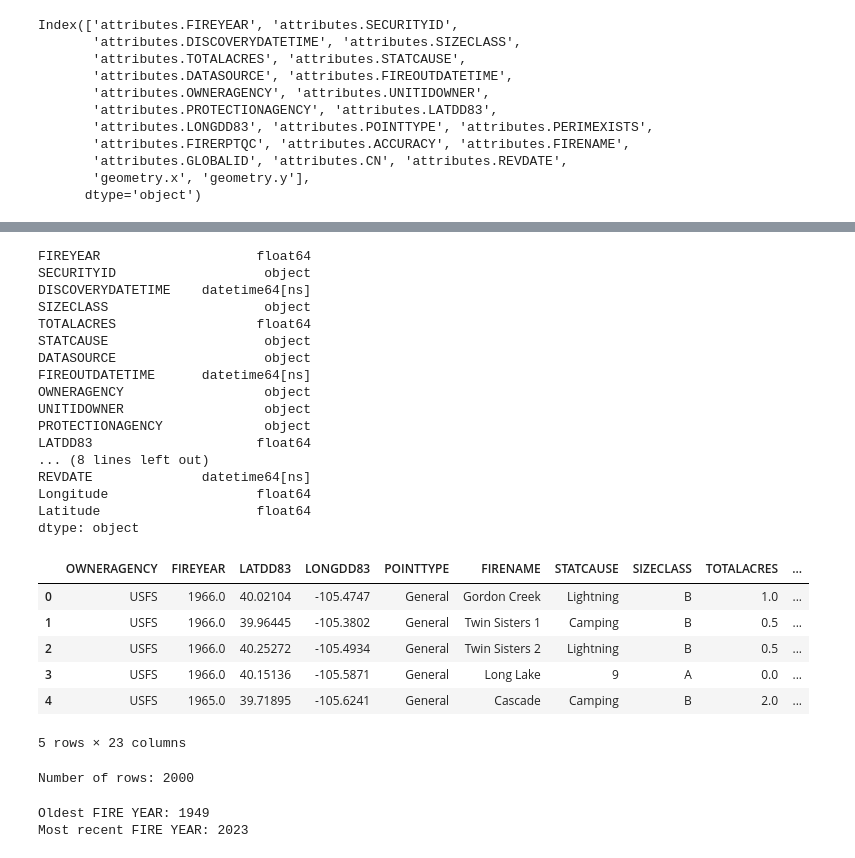
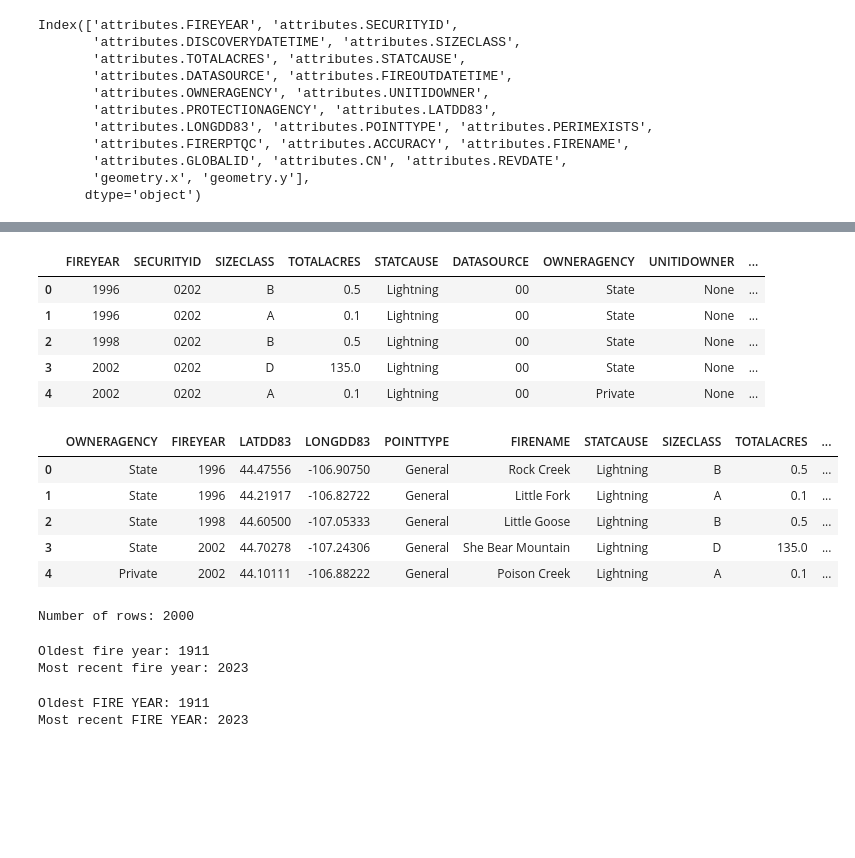
Before and after one commit to cmhillm75/forest-fires, a Jupyter notebook: fire_data.ipynb, the cells around one changed output, grey strips where cells are left out. Cells and saved outputs as stored; diff of their text form; code cells hidden in the pictures; blank space fills up the shorter version.

```diff
--- a/fire_data.ipynb
+++ b/fire_data.ipynb
@@ -99,54 +99,54 @@ geometry.x           float64
 geometry.y           float64
 dtype: object
 # %%
-# Convert the 3 date-time columns to readable datetime format
-for column in ["DISCOVERYDATETIME", "FIREOUTDATETIME", "REVDATE"]:
-    fire_df[column] = pd.to_datetime(fire_df[column], unit='ms', errors='coerce')
+# Drop "DISCOVERYDATETIME", "FIREOUTDATETIME", "REVDATE"
+fire_df = fire_df.drop(columns=["DISCOVERYDATETIME", "FIREOUTDATETIME", "REVDATE"])
 # %%
 # Rename geometry.x	and geometry.y
 fire_df = fire_df.rename(columns={"geometry.x": "LONGITUDE", "geometry.y": "LATITUDE"})
-# %%
-# Show the fire_df data types
-fire_df.dtypes
-# %% [output]
-FIREYEAR                    float64
-SECURITYID                   object
-DISCOVERYDATETIME    datetime64[ns]
-SIZECLASS                    object
-TOTALACRES                  float64
-STATCAUSE                    object
-DATASOURCE                   object
-FIREOUTDATETIME      datetime64[ns]
-OWNERAGENCY                  object
-UNITIDOWNER                  object
-PROTECTIONAGENCY             object
-LATDD83                     float64
-... (8 lines left out)
-REVDATE              datetime64[ns]
-Longitude                   float64
-Latitude                    float64
-dtype: object
+# %%
+fire_df.head()
+# %% [output]
+|  | FIREYEAR | SECURITYID | SIZECLASS | TOTALACRES | STATCAUSE | DATASOURCE | OWNERAGENCY | UNITIDOWNER | ... |
+| 0 | 1996 | 0202 | B | 0.5 | Lightning | 00 | State | None | ... |
+| 1 | 1996 | 0202 | A | 0.1 | Lightning | 00 | State | None | ... |
+| 2 | 1998 | 0202 | B | 0.5 | Lightning | 00 | State | None | ... |
+| 3 | 2002 | 0202 | D | 135.0 | Lightning | 00 | State | None | ... |
+| 4 | 2002 | 0202 | A | 0.1 | Lightning | 00 | Private | None | ... |
 # %%
 new_order = ["OWNERAGENCY", "FIREYEAR", "LATDD83", "LONGDD83", "POINTTYPE", "FIRENAME",
-             "STATCAUSE", "SIZECLASS", "TOTALACRES", "Latitude", "Longitude", "DISCOVERYDATETIME",
-             "FIREOUTDATETIME", "REVDATE", "PROTECTIONAGENCY", "ACCURACY", "DATASOURCE",
-             "UNITIDOWNER", "SECURITYID", "PERIMEXISTS", "GLOBALID", "FIRERPTQC", "CN"]
+             "STATCAUSE", "SIZECLASS", "TOTALACRES", "LATITUDE", "LONGITUDE",
+             "PROTECTIONAGENCY", "ACCURACY", "DATASOURCE", "UNITIDOWNER", "SECURITYID",
+             "PERIMEXISTS", "GLOBALID", "FIRERPTQC", "CN"]
 fire_df = fire_df[new_order]
 fire_df.head()
 # %% [output]
 |  | OWNERAGENCY | FIREYEAR | LATDD83 | LONGDD83 | POINTTYPE | FIRENAME | STATCAUSE | SIZECLASS | TOTALACRES | ... |
-| 0 | USFS | 1966.0 | 40.02104 | -105.4747 | General | Gordon Creek | Lightning | B | 1.0 | ... |
-| 1 | USFS | 1966.0 | 39.96445 | -105.3802 | General | Twin Sisters 1 | Camping | B | 0.5 | ... |
-| 2 | USFS | 1966.0 | 40.25272 | -105.4934 | General | Twin Sisters 2 | Lightning | B | 0.5 | ... |
-| 3 | USFS | 1966.0 | 40.15136 | -105.5871 | General | Long Lake | 9 | A | 0.0 | ... |
-| 4 | USFS | 1965.0 | 39.71895 | -105.6241 | General | Cascade | Camping | B | 2.0 | ... |
+| 0 | State | 1996 | 44.47556 | -106.90750 | General | Rock Creek | Lightning | B | 0.5 | ... |
+| 1 | State | 1996 | 44.21917 | -106.82722 | General | Little Fork | Lightning | A | 0.1 | ... |
+| 2 | State | 1998 | 44.60500 | -107.05333 | General | Little Goose | Lightning | B | 0.5 | ... |
+| 3 | State | 2002 | 44.70278 | -107.24306 | General | She Bear Mountain | Lightning | D | 135.0 | ... |
+| 4 | Private | 2002 | 44.10111 | -106.88222 | General | Poison Creek | Lightning | A | 0.1 | ... |
-5 rows × 23 columns
 # %%
 # Display the number of rows in the DataFrame
 number_of_rows = len(fire_df)
 print("Number of rows:", number_of_rows)
 # %% [output]
 Number of rows: 2000
+# %%
+# Ensure the 'FIREYEAR' column exists
+if 'FIREYEAR' in fire_df.columns:
+    # Find the oldest and most recent fire years
+    oldest_fire_year = fire_df['FIREYEAR'].min()
+    most_recent_fire_year = fire_df['FIREYEAR'].max()
+
+    print(f"Oldest fire year: {oldest_fire_year}")
+    print(f"Most recent fire year: {most_recent_fire_year}")
+else:
+    print("Column 'FIREYEAR' does not exist in the DataFrame.")
+# %% [output]
+Oldest fire year: 1911
+Most recent fire year: 2023
 # %%
 # Replace NaN and inf values due to error (IntCastingNaNError: Cannot convert non-finite values (NA or inf) to integer)
 fire_df["FIREYEAR"] = fire_df["FIREYEAR"].fillna(-1)
@@ -164,6 +164,6 @@ most_recent_year = valid_years.max()
 print("Oldest FIRE YEAR:", oldest_year)
 print("Most recent FIRE YEAR:", most_recent_year)
 # %% [output]
-Oldest FIRE YEAR: 1949
+Oldest FIRE YEAR: 1911
 Most recent FIRE YEAR: 2023
 # %%
```
Also changed, not shown: parts of 7 cells of this notebook, 4 other files.
